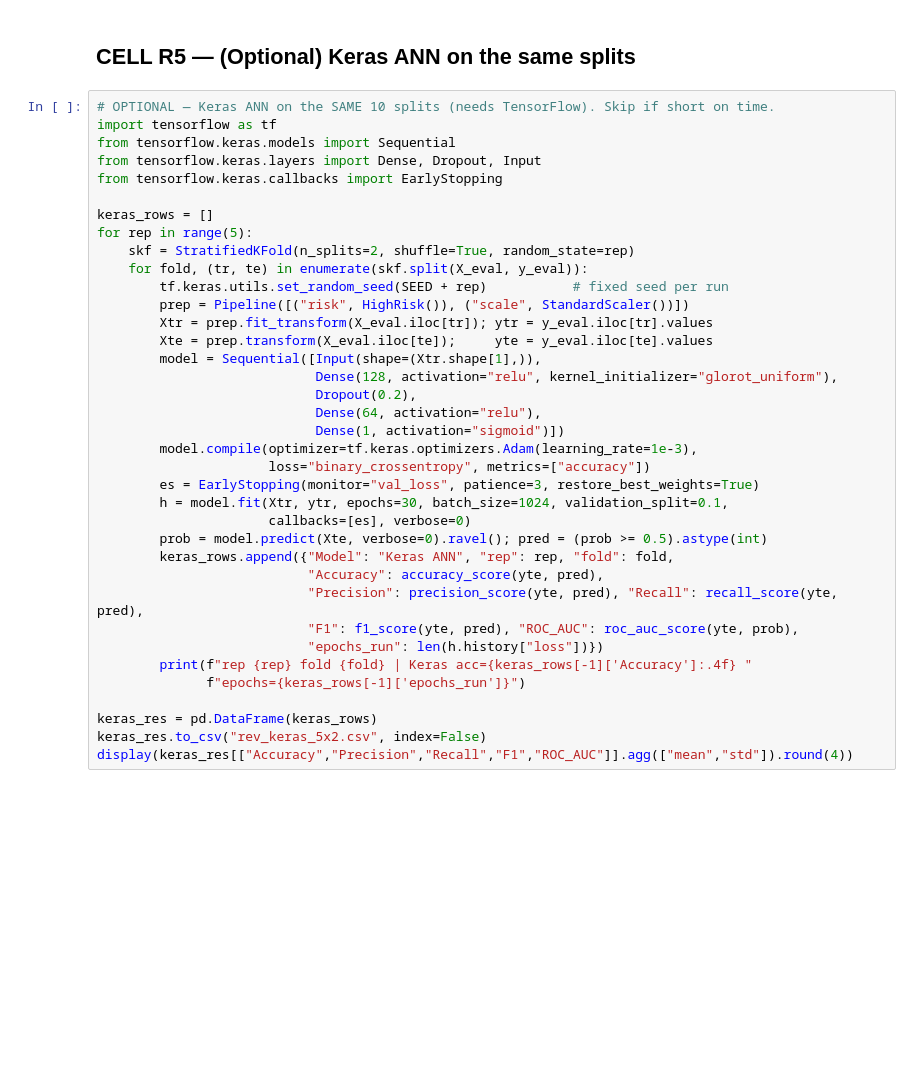
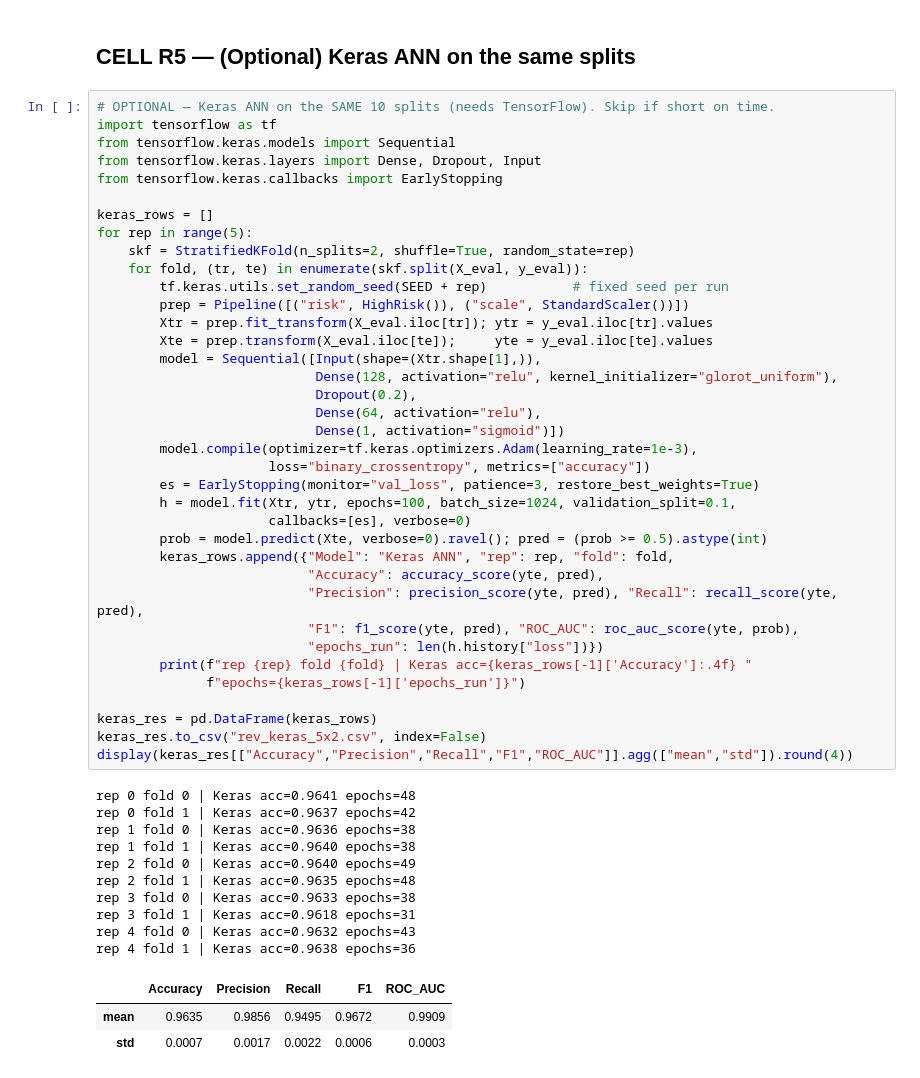
Before and after one commit to Divyansh-khari/customer-churn-prediction-thesis, a Jupyter notebook: Revision_Experiments.ipynb, the cells around one changed output. Drawn from its saved outputs; the diff is of its cells as text; blank space fills up the shorter version.

```diff
--- a/Revision_Experiments.ipynb
+++ b/Revision_Experiments.ipynb
@@ -212,31 +281,45 @@ from tensorflow.keras.callbacks import EarlyStopping
 
 keras_rows = []
 for rep in range(5):
     skf = StratifiedKFold(n_splits=2, shuffle=True, random_state=rep)
     for fold, (tr, te) in enumerate(skf.split(X_eval, y_eval)):
         tf.keras.utils.set_random_seed(SEED + rep)           # fixed seed per run
         prep = Pipeline([("risk", HighRisk()), ("scale", StandardScaler())])
         Xtr = prep.fit_transform(X_eval.iloc[tr]); ytr = y_eval.iloc[tr].values
         Xte = prep.transform(X_eval.iloc[te]);     yte = y_eval.iloc[te].values
         model = Sequential([Input(shape=(Xtr.shape[1],)),
                             Dense(128, activation="relu", kernel_initializer="glorot_uniform"),
                             Dropout(0.2),
                             Dense(64, activation="relu"),
                             Dense(1, activation="sigmoid")])
         model.compile(optimizer=tf.keras.optimizers.Adam(learning_rate=1e-3),
                       loss="binary_crossentropy", metrics=["accuracy"])
         es = EarlyStopping(monitor="val_loss", patience=3, restore_best_weights=True)
-        h = model.fit(Xtr, ytr, epochs=30, batch_size=1024, validation_split=0.1,
+        h = model.fit(Xtr, ytr, epochs=100, batch_size=1024, validation_split=0.1,
                       callbacks=[es], verbose=0)
         prob = model.predict(Xte, verbose=0).ravel(); pred = (prob >= 0.5).astype(int)
         keras_rows.append({"Model": "Keras ANN", "rep": rep, "fold": fold,
                            "Accuracy": accuracy_score(yte, pred),
                            "Precision": precision_score(yte, pred), "Recall": recall_score(yte, pred),
                            "F1": f1_score(yte, pred), "ROC_AUC": roc_auc_score(yte, prob),
                            "epochs_run": len(h.history["loss"])})
         print(f"rep {rep} fold {fold} | Keras acc={keras_rows[-1]['Accuracy']:.4f} "
               f"epochs={keras_rows[-1]['epochs_run']}")
 
 keras_res = pd.DataFrame(keras_rows)
 keras_res.to_csv("rev_keras_5x2.csv", index=False)
 display(keras_res[["Accuracy","Precision","Recall","F1","ROC_AUC"]].agg(["mean","std"]).round(4))
+# %% [output]
+rep 0 fold 0 | Keras acc=0.9641 epochs=48
+rep 0 fold 1 | Keras acc=0.9637 epochs=42
+rep 1 fold 0 | Keras acc=0.9636 epochs=38
+rep 1 fold 1 | Keras acc=0.9640 epochs=38
+rep 2 fold 0 | Keras acc=0.9640 epochs=49
+rep 2 fold 1 | Keras acc=0.9635 epochs=48
+rep 3 fold 0 | Keras acc=0.9633 epochs=38
+rep 3 fold 1 | Keras acc=0.9618 epochs=31
+rep 4 fold 0 | Keras acc=0.9632 epochs=43
+rep 4 fold 1 | Keras acc=0.9638 epochs=36
+|  | Accuracy | Precision | Recall | F1 | ROC_AUC |
+| mean | 0.9635 | 0.9856 | 0.9495 | 0.9672 | 0.9909 |
+| std | 0.0007 | 0.0017 | 0.0022 | 0.0006 | 0.0003 |
```
Also changed, not shown: parts of 5 cells of this notebook, 1 other file.
